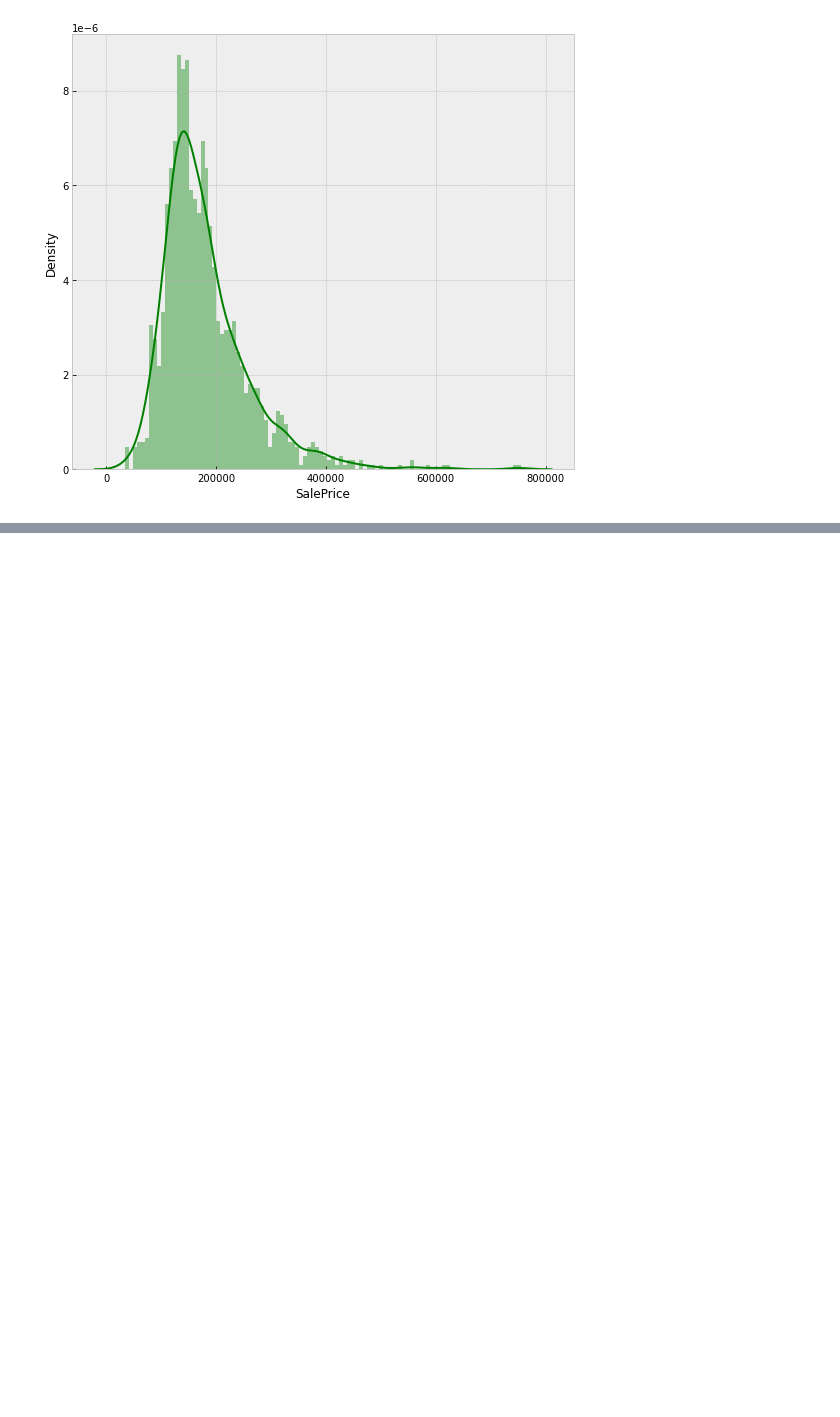
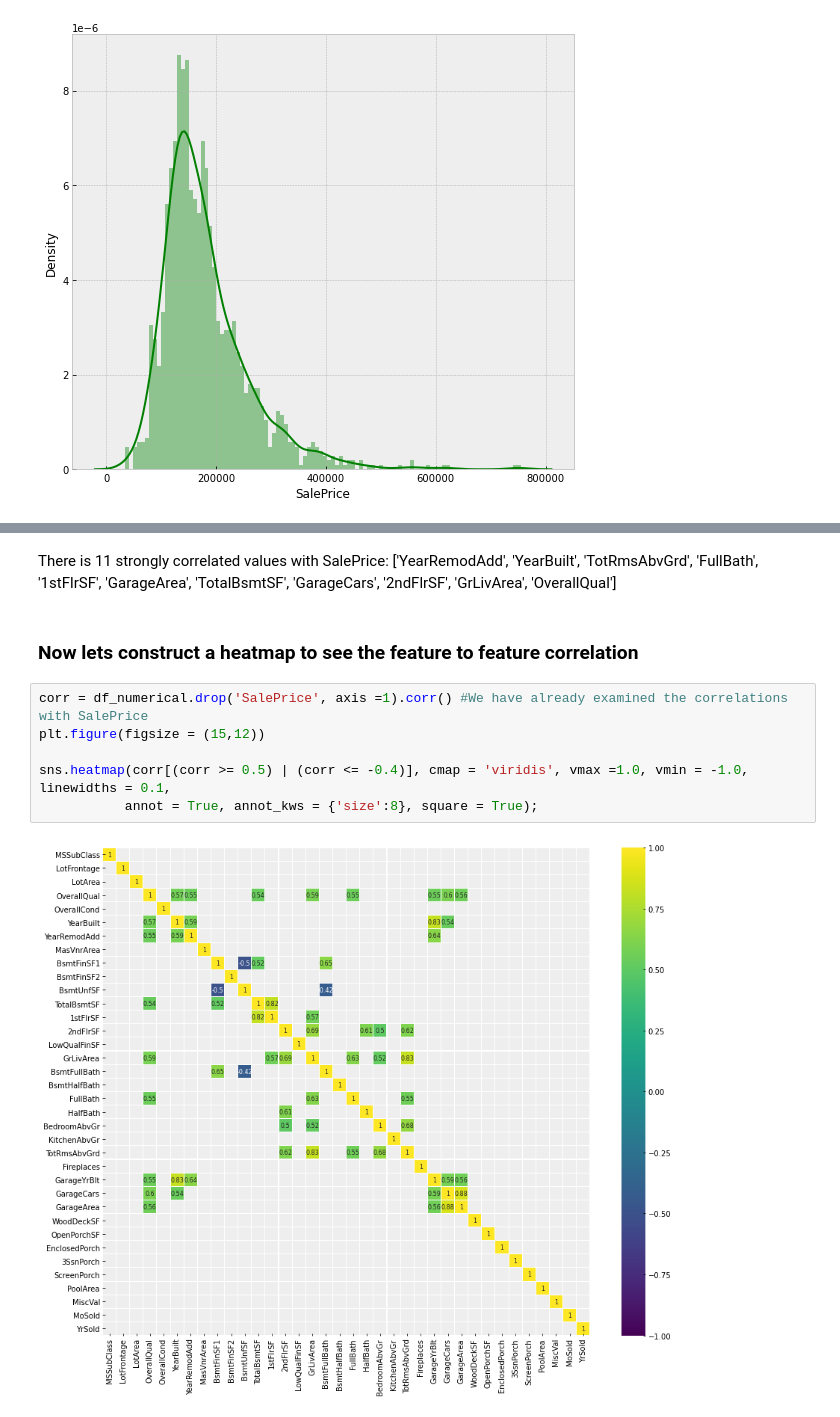
Before and after one commit to colliercoder/House-Prices---Advanced-Regression-Techniques, a Jupyter notebook: EDA version 2 House-Prices- Advanced Regression.ipynb, the cells around one changed output, grey strips where cells are left out. Saved outputs shown, nothing was run; the diff lists cells and outputs as text; blank space fills up the shorter version.

```diff
--- a/EDA version 2 House-Prices- Advanced Regression.ipynb
+++ b/EDA version 2 House-Prices- Advanced Regression.ipynb
@@ -163,0 +290,13 @@ Name: SalePrice, dtype: float64
+# %% [markdown]
+There is 11 strongly correlated values with SalePrice:
+['YearRemodAdd', 'YearBuilt', 'TotRmsAbvGrd', 'FullBath', '1stFlrSF', 'GarageArea', 'TotalBsmtSF', 'GarageCars', '2ndFlrSF', 'GrLivArea', 'OverallQual']
+# %% [markdown]
+### Now lets construct a heatmap to see the feature to feature correlation
+# %%
+corr = df_numerical.drop('SalePrice', axis =1).corr() #We have already examined the correlations with SalePrice
+plt.figure(figsize = (15,12))
+
+sns.heatmap(corr[(corr >= 0.5) | (corr <= -0.4)], cmap = 'viridis', vmax =1.0, vmin = -1.0, linewidths = 0.1,
+           annot = True, annot_kws = {'size':8}, square = True);
+# %% [output]
+[figure, added]
```
Also changed, not shown: parts of 38 cells of this notebook.
